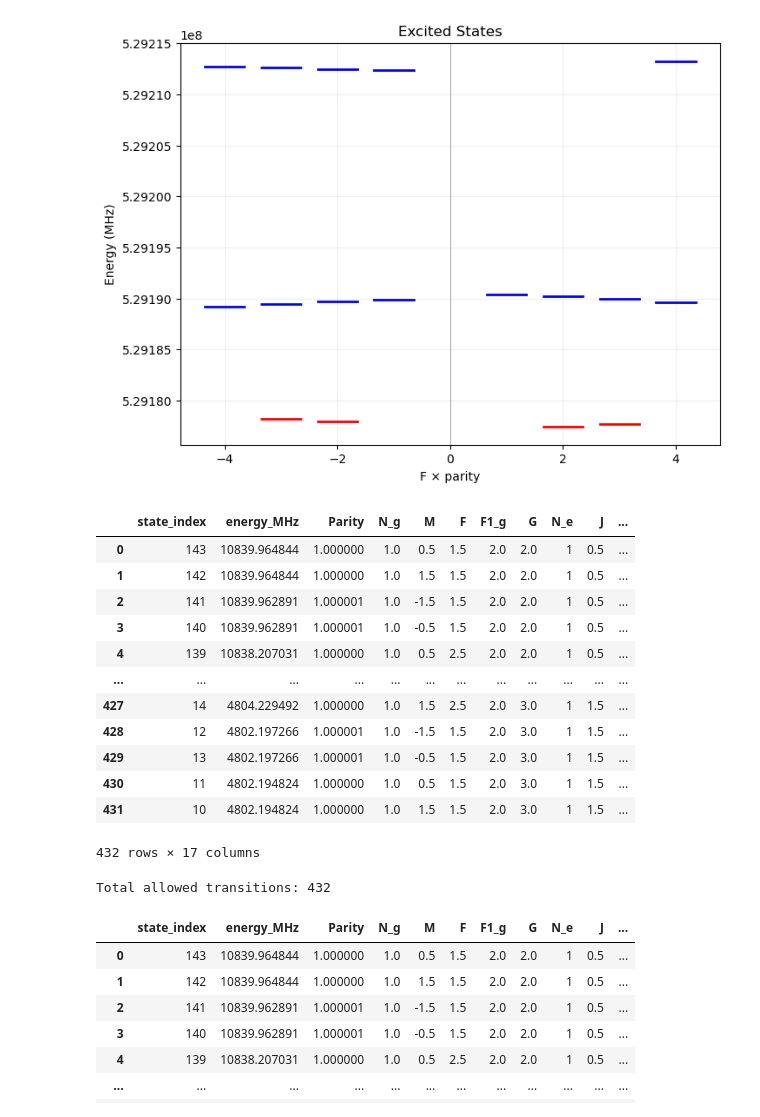
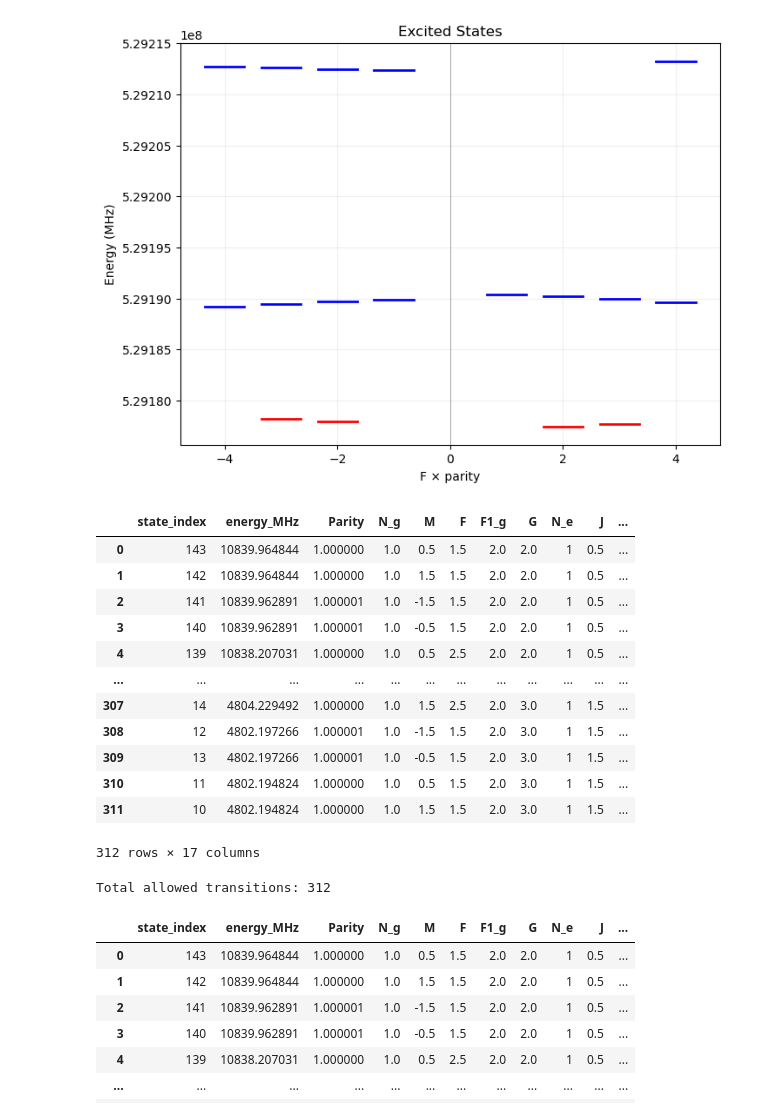
Before and after one commit to YuikiTakahashi/Molecule_spectrum_prediction, a Jupyter notebook: 173_prediction_Feb2026.ipynb, the cells around one changed output. Drawn from its saved outputs; the diff is of its cells as text; code cells hidden in the pictures.

```diff
--- a/173_prediction_Feb2026.ipynb
+++ b/173_prediction_Feb2026.ipynb
@@ -1920,8 +1920,7 @@ def compute_transition_spectrum(
     Ez=EZ_FIELD,
     B=B_FIELD,
     plot_full=False,
-
-
+    delta_f1_rule = 1,
     plot_zoom=True,
     display_table=True,
     title_full="Allowed transitions: X010_173 (N=1) → excited N=1 (|ΔF1| ≤ 1, opposite parity)",
@@ -2149,40 +2148,40 @@ def compute_transition_spectrum(
             x_min=zoom_min_cm1,
             x_max=zoom_max_cm1,
         )
     if use_hover and not MPLCURSORS_AVAILABLE:
         print("Hover tooltips not available. Install mplcursors to enable hover.")
 
     print(f"Total allowed transitions: {len(transitions_df)}")
     return transitions_df
 
 # ---- Example call (tweak zoom_min_cm1 / zoom_max_cm1 as needed) ----
 transitions_df = compute_transition_spectrum(
     X010_173,
     All_excited_states_assignments,
     ground_parity_select=1,
     offset_MHz=240,
     zoom_min_cm1=None,
     zoom_max_cm1=None,
     show_labels=True,
     label_fontsize=8,
     use_hover=True,
     plot_full=False,
 )
 # %% [output]
 |  | state_index | energy_MHz | Parity | N_g | M | F | F1_g | G | N_e | J | ... |
 | 0 | 143 | 10839.964844 | 1.000000 | 1.0 | 0.5 | 1.5 | 2.0 | 2.0 | 1 | 0.5 | ... |
 | 1 | 142 | 10839.964844 | 1.000000 | 1.0 | 1.5 | 1.5 | 2.0 | 2.0 | 1 | 0.5 | ... |
 | 2 | 141 | 10839.962891 | 1.000001 | 1.0 | -1.5 | 1.5 | 2.0 | 2.0 | 1 | 0.5 | ... |
 | 3 | 140 | 10839.962891 | 1.000001 | 1.0 | -0.5 | 1.5 | 2.0 | 2.0 | 1 | 0.5 | ... |
 | 4 | 139 | 10838.207031 | 1.000000 | 1.0 | 0.5 | 2.5 | 2.0 | 2.0 | 1 | 0.5 | ... |
 | ... | ... | ... | ... | ... | ... | ... | ... | ... | ... | ... | ... |
-| 427 | 14 | 4804.229492 | 1.000000 | 1.0 | 1.5 | 2.5 | 2.0 | 3.0 | 1 | 1.5 | ... |
-| 428 | 12 | 4802.197266 | 1.000001 | 1.0 | -1.5 | 1.5 | 2.0 | 3.0 | 1 | 1.5 | ... |
-| 429 | 13 | 4802.197266 | 1.000001 | 1.0 | -0.5 | 1.5 | 2.0 | 3.0 | 1 | 1.5 | ... |
-| 430 | 11 | 4802.194824 | 1.000000 | 1.0 | 0.5 | 1.5 | 2.0 | 3.0 | 1 | 1.5 | ... |
-| 431 | 10 | 4802.194824 | 1.000000 | 1.0 | 1.5 | 1.5 | 2.0 | 3.0 | 1 | 1.5 | ... |
+| 307 | 14 | 4804.229492 | 1.000000 | 1.0 | 1.5 | 2.5 | 2.0 | 3.0 | 1 | 1.5 | ... |
+| 308 | 12 | 4802.197266 | 1.000001 | 1.0 | -1.5 | 1.5 | 2.0 | 3.0 | 1 | 1.5 | ... |
+| 309 | 13 | 4802.197266 | 1.000001 | 1.0 | -0.5 | 1.5 | 2.0 | 3.0 | 1 | 1.5 | ... |
+| 310 | 11 | 4802.194824 | 1.000000 | 1.0 | 0.5 | 1.5 | 2.0 | 3.0 | 1 | 1.5 | ... |
+| 311 | 10 | 4802.194824 | 1.000000 | 1.0 | 1.5 | 1.5 | 2.0 | 3.0 | 1 | 1.5 | ... |
-432 rows × 17 columns
+312 rows × 17 columns
-Total allowed transitions: 432
+Total allowed transitions: 312
 # %%
 transitions_df = compute_transition_spectrum(
     X010_173,
```
Also changed, not shown: parts of 5 cells of this notebook, 2 other files.
